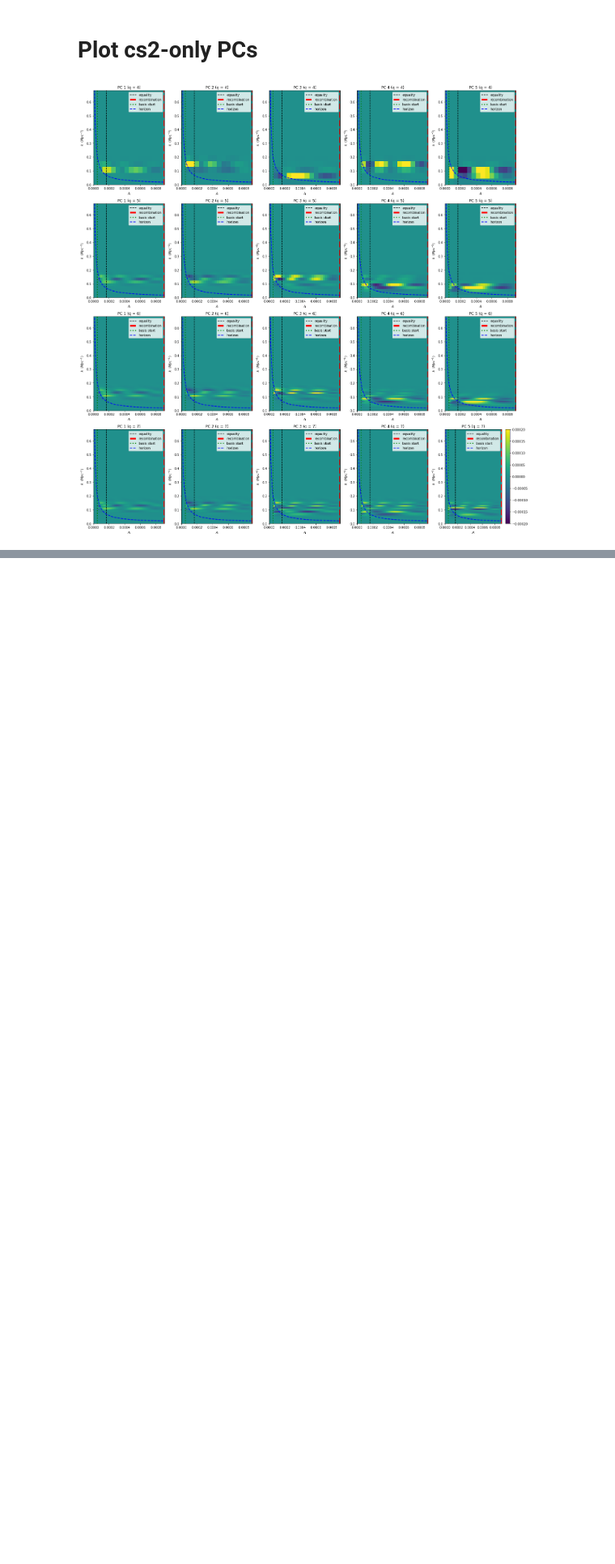
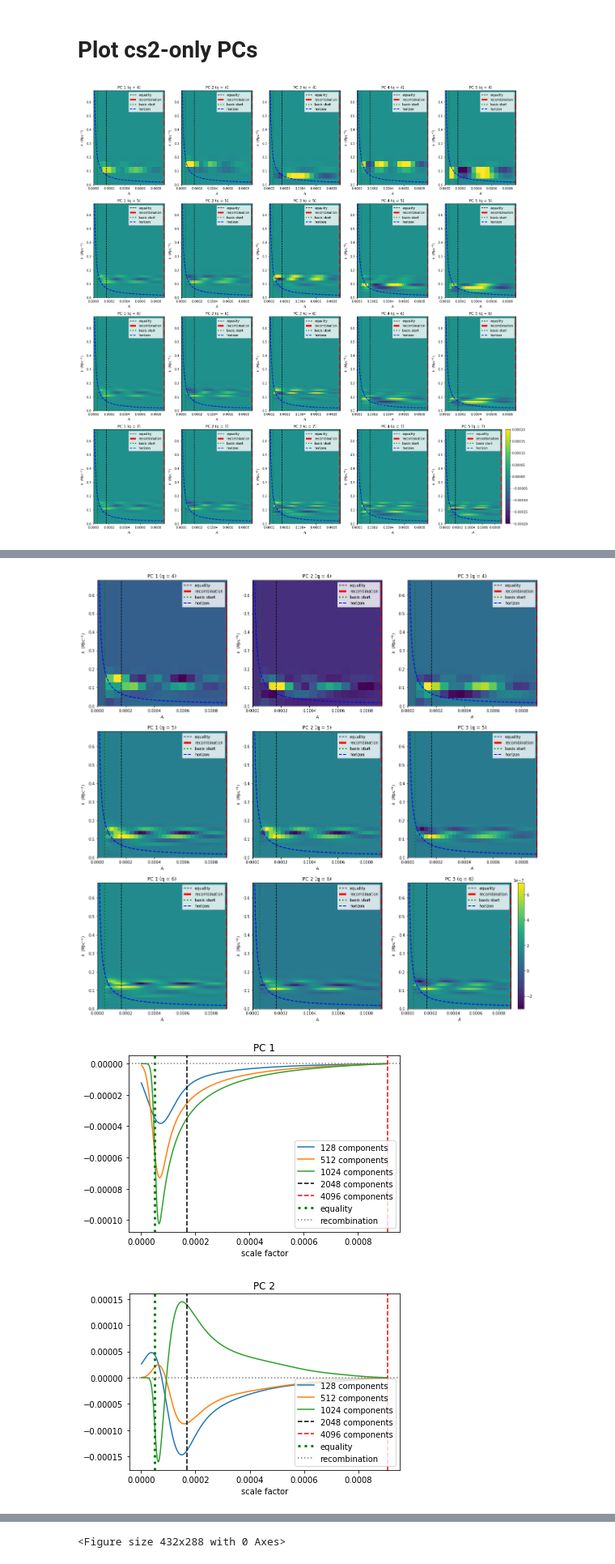
Before and after one commit to aifer4/gdm_pca, a Jupyter notebook: plotting.ipynb, the cells around one changed output, grey strips where cells are left out. Shown at 81% size. Cells and saved outputs as stored; diff of their text form; code cells hidden in the pictures; blank space fills up the shorter version.

Commit message:
plotting for joint PCA

```diff
--- a/plotting.ipynb
+++ b/plotting.ipynb
@@ -155,0 +147,63 @@ plt.show()
+# %%
+"""Joint PCs"""
+# load PCs and SVs
+wPC_q = np.array(
+    [pickle.load(open("output/w-cs2/wPC_q-"+str(q)+"_t-7.p", "rb")) for q in range(4,7)])
+cs2PC_q = np.array(
+    [pickle.load(open("output/w-cs2/cs2PC_q-"+str(q)+"_t-7.p", "rb")) for q in range(4,7)])
+SV_q = np.array(
+    [pickle.load(open("output/w-cs2/SV_q-"+str(q)+"_t-7.p", "rb"))[:10] for q in range(4,7)])
+
+# flip PCs:
+for i in range(3):
+    for j in range(10):
+        wPC_q[i,j,:]*=np.sign(np.sum(PC_q[i,j,:]))
+        cs2PC_q[i,j,:,:]*=np.sign(np.sum(cs2PC_q[i,j,:,:]))
+
+cs2_plots = []
+fig, axs = plt.subplots(3, 3,figsize=(20,20))
+for q in range(3):
+    for n in range(3):
+        ax = axs[q, n]
+        p = ax.imshow(cs2PC_q[q,n,:,:].T/sqrt(SV_q[q,n]),extent=[0,a_rec,0,K_Mpc[-1]],
+                      aspect='auto', origin='lower')
+        cs2_plots.append(p)
+        #label axes
+        ax.set_title("PC {} (q = {})".format(n+1,q+4))
+        ax.set_xlabel(r'$A$')
+        ax.set_ylabel(r'$k$  $(Mpc^{-1})$')
+
+        # add some guidelines
+        ax.axvline(a_eq,color = 'black',linestyle='--')
+        ax.axvline(a_rec,color = 'red',linestyle='--',linewidth=5)
+        ax.axvline(.00005,color = 'green',linestyle=':',linewidth=3)
+        ax.plot(A[::2], k_horizon/4400, color='blue', linewidth=2, linestyle='--')
+        ax.legend(['equality','recombination','basis start', 'horizon'])
+        ax.set_ylim(0,max(K_Mpc))
+fig.colorbar(cs2_plots[0], orientation='vertical')
+plt.show()
+
+# plot the first 5 w PCs and save as pdf.
+#plt.figure(figsize=(20,20))
+for n in range(3):
+    #plt.subplot(5,1,n*2+1)
+    plt.gca().set_prop_cycle(None)
+    plt.title('PC '+str(n+1))
+    #plt.semilogx()
+    plt.plot(A[::2],wPC_q[:,n].T/sqrt(SV_q[:,n]))
+    plt.axvline(a_eq,color = 'black',linestyle='--')
+    plt.axvline(a_rec,color = 'red',linestyle='--')
+    plt.axvline(.00005,color = 'green',linestyle=':',linewidth=3)
+    plt.axhline(0,color='gray',linestyle=':')
+    plt.xlabel('scale factor')
+    #plt.semilogx()
+    leg =['128 components','512 components','1024 components','2048 components',
+               '4096 components', 'equality', 'recombination', 'cutoff time']
+    plt.legend(leg,loc=4)
+    plt.show()
+    #plt.semilogx()
+plt.tight_layout()
+# %% [output]
+[figure, added]
+[figure, added]
+[figure, added]
@@ -155,0 +211 @@ plt.show()
+<Figure size 432x288 with 0 Axes>
```
Also changed, not shown: parts of 5 cells of this notebook, 4 other files.
